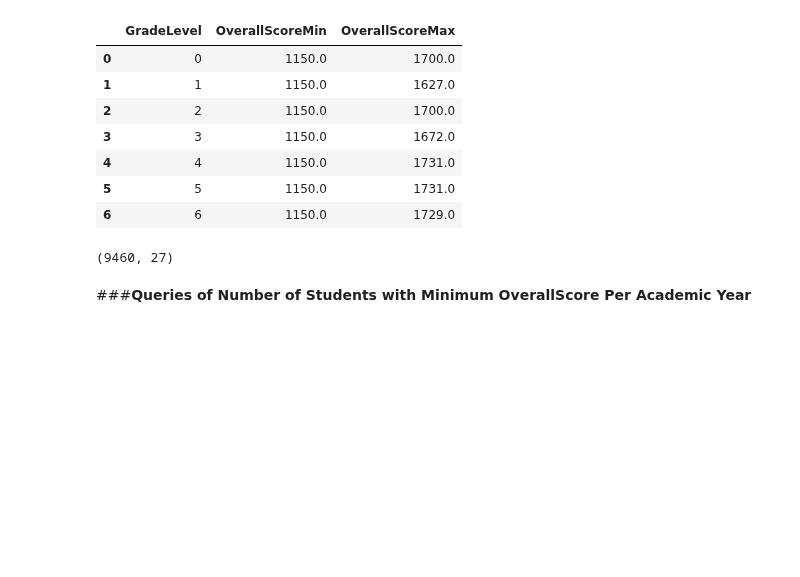
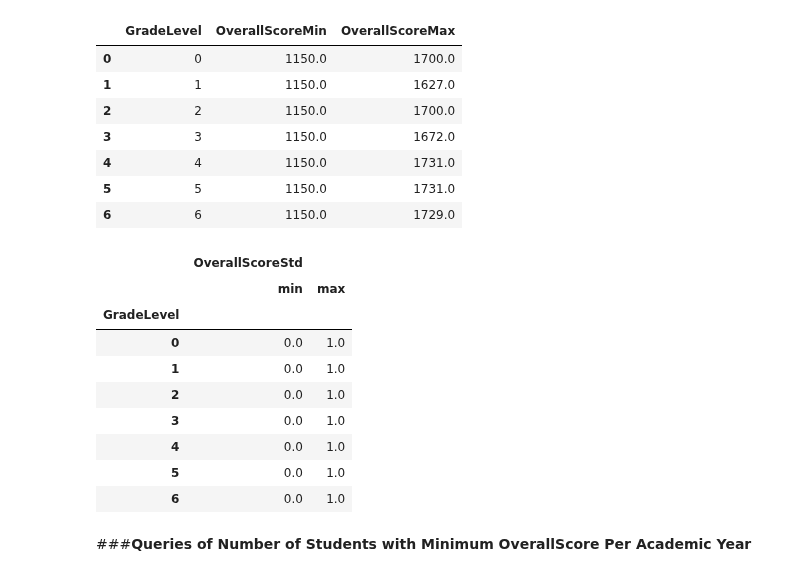
Before and after one commit to Oscar-Gil-Data/ADS-599B, a Jupyter notebook: Code Library Folder/TEAM3_CAPSTONE_EDA (1).ipynb, the cells around one changed output. Drawn from its saved outputs; the diff is of its cells as text; code cells hidden in the pictures; blank space fills up the shorter version.

```diff
--- a/Code Library Folder/TEAM3_CAPSTONE_EDA (1).ipynb
+++ b/Code Library Folder/TEAM3_CAPSTONE_EDA (1).ipynb
@@ -177,12 +181,20 @@ df = df.merge(pd.DataFrame(grdLevel_describe) , left_on=('GradeLevel'), right_on
 # %%
 # Standardize Overall Score
 df['OverallScoreStd'] = (df.OverallScore - df.OverallScoreMin) / (df.OverallScoreMax - df.OverallScoreMin)
-# %%
-# Drop columns used for the OverallScoreStd, which are no longer necessary
-df.drop(['OverallScoreMin', 'OverallScoreMax'], axis=1)
-df.shape
-# %% [output]
-(9460, 27)
+# %%
+# Confirm min and max OverallScore standardized values range from 0 to 1 for each grade level
+df.groupby('GradeLevel').agg({'OverallScoreStd': ['min', 'max']})
+# %% [output]
+|  | OverallScoreStd |  |
+|  | min | max |
+| GradeLevel |  |  |
+| 0 | 0.0 | 1.0 |
+| 1 | 0.0 | 1.0 |
+| 2 | 0.0 | 1.0 |
+| 3 | 0.0 | 1.0 |
+| 4 | 0.0 | 1.0 |
+| 5 | 0.0 | 1.0 |
+| 6 | 0.0 | 1.0 |
 # %% [markdown]
 ###**Queries of Number of Students with Minimum OverallScore Per Academic Year**
 # %%
```
Also changed, not shown: parts of 10 cells of this notebook, 2 other files.
